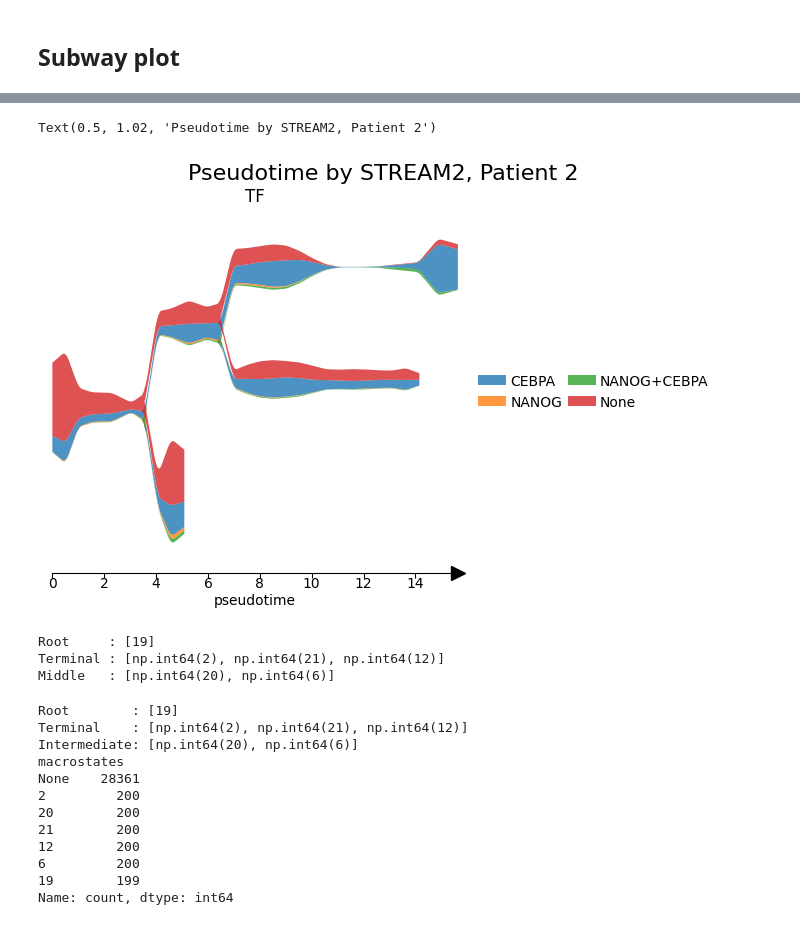
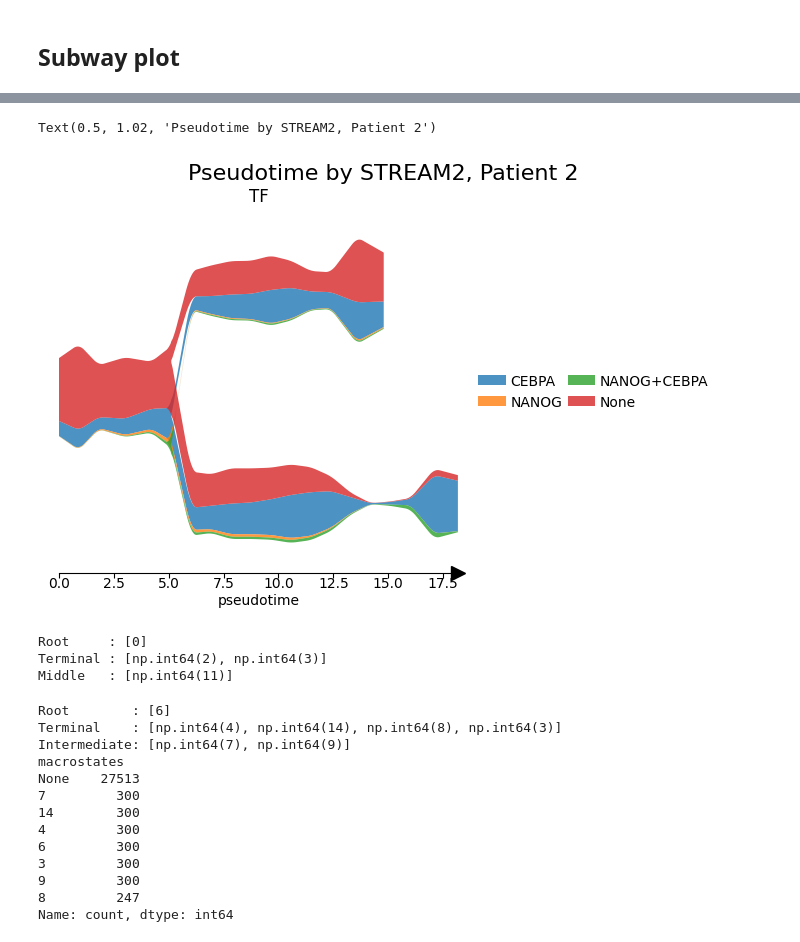
Before and after one commit to Augugustine/CITE-seq-analysis-CLL, a Jupyter notebook: 3- Boolean model/Stream2_macrostates.ipynb, the cells around one changed output, grey strips where cells are left out. Saved outputs shown, nothing was run; the diff lists cells and outputs as text; code cells hidden in the pictures.

```diff
--- a/3- Boolean model/Stream2_macrostates.ipynb
+++ b/3- Boolean model/Stream2_macrostates.ipynb
@@ -380,8 +380,8 @@ sc.pp.neighbors(adata,use_rep='X_pca')
 sc.tl.leiden(adata)
 st2.tl.find_disconnected_components(adata,groups='leiden')
 use_partition=['0']
-st2.tl.seed_graph(adata, obsm='X_umap', n_clusters=9,use_partition=use_partition)
-st2.tl.learn_graph(adata, obsm='X_umap', n_nodes=9,epg_alpha=0.01,epg_mu=0.2,use_partition=use_partition)
+st2.tl.seed_graph(adata, obsm='X_umap', n_clusters=16,use_partition=use_partition)
+st2.tl.learn_graph(adata, obsm='X_umap', n_nodes=16,epg_alpha=0.01,epg_mu=0.2,use_partition=use_partition)
 st2.pl.graph(adata,key='epg',color=['timepoint'],fig_size=(15,10),save_fig=False, show_text=True)
 plt.suptitle("UMAP trajectory by STREAM2, Patient 2", fontsize=16, y=1.02)
 #plt.savefig("/home/a.blanc-boekholt/Documents/Singlecell-R/Scripts/Plots/graph_p2.png", dpi=300, bbox_inches='tight')
@@ -448,15 +426,15 @@ Type:      function
 # %%
 palette={"CEBPA": "red", "NANOG": "green","NANOG+CEBPA": "blue","None": "lightgrey" }
-st2.pl.stream(adata, source=4,
-                 dist_scale=1,
+st2.pl.stream(adata, source=0,
+                 dist_scale=0.5,
                  color=['TF'], dict_palette=palette,
                  fig_legend_ncol=2,
                  save_fig=False)
 plt.suptitle("Pseudotime by STREAM2, Patient 2", fontsize=16, y=1.02)
 #plt.savefig("/home/a.blanc-boekholt/Documents/Singlecell-R/Scripts/Plots/pseudotime_tiempnt_p2.png", dpi=300, bbox_inches='tight')
 # %% [output]
 Text(0.5, 1.02, 'Pseudotime by STREAM2, Patient 2')
-[figure, old version]
+[figure, new version]
 # %%
 edges = adata.uns['stream_tree']['edge']  # array (N, 2)
 nodes = adata.uns['stream_tree']['node']  # [ 0  2  7  9 13 14 18 20 22 23]
@@ -465,7 +443,7 @@ G_undirected = nx.Graph()
 G_undirected.add_nodes_from(nodes)
 G_undirected.add_edges_from(edges)
 
-source = 19
+source = 0
 G = nx.bfs_tree(G_undirected, source)
 
 root_nodes     = [n for n in G.nodes if G.in_degree(n) == 0]
@@ -476,9 +454,9 @@ print(f"Root     : {root_nodes}")
 print(f"Terminal : {terminal_nodes}")
 print(f"Middle   : {mid_nodes}")
 # %% [output]
-Root     : [19]
-Terminal : [np.int64(2), np.int64(21), np.int64(12)]
-Middle   : [np.int64(20), np.int64(6)]
+Root     : [0]
+Terminal : [np.int64(2), np.int64(3)]
+Middle   : [np.int64(11)]
 # %%
 adata.obs['macrostates'] = "None"
 resultats = {}
@@ -492,7 +470,7 @@ nodes = adata.uns['stream_tree']['node']
 G_undirected = nx.Graph()
 G_undirected.add_nodes_from(nodes)
 G_undirected.add_edges_from(edges)
-G = nx.bfs_tree(G_undirected, source=19)
+G = nx.bfs_tree(G_undirected, source=6)
 
 root_nodes     = [n for n in G.nodes if G.in_degree(n) == 0]
 terminal_nodes = [n for n in G.nodes if G.out_degree(n) == 0]
@@ -507,7 +485,7 @@ base_color = '#FF8C42'
 dict_palette = {'macrostates': {str(node): base_color for node in nodes}}
 dict_palette['macrostates']['None'] = 'lightgrey'
 
-def get_cells_near_node(node, n_cells=200, annotation_filter=None):
+def get_cells_near_node(node, n_cells=300, annotation_filter=None):
     """Returns n_cells closest cells to a node, with optional annotation filter."""
     coords_node = node_positions[node]
     distances = np.linalg.norm(coords_cells - coords_node, axis=1)
@@ -518,7 +496,7 @@ def get_cells_near_node(node, n_cells=200, annotation_filter=None):
         return names[np.argsort(dists)[:n_cells]].tolist()
     return adata.obs_names[np.argsort(distances)[:n_cells]].tolist()
 
-def get_cells_before_node(node, n_cells=200):
+def get_cells_before_node(node, n_cells=300):
     """Returns cells in the upstream half of the edge parent → node."""
     parents = list(G.predecessors(node))
     if not parents:
@@ -548,7 +526,7 @@ def get_cells_before_node(node, n_cells=200):
 
     return adata.obs_names[top_idx].tolist()
 
-def get_cells_end_of_branch(node, n_cells=200):
+def get_cells_end_of_branch(node, n_cells=300):
     """Returns cells at the end of a terminal branch (distal half of edge)."""
     parents = list(G.predecessors(node))
     if not parents:
@@ -581,38 +559,39 @@ adata.obs['macrostates'] = "None"
 resultats = {}
 
 for node in nodes:
-    if node == 12:
+    if node == 8:
         # Node 2: closest Bridge-annotated cells (not end-of-branch)
-        top_names = get_cells_near_node(node, 200, annotation_filter='Bridge')
+        top_names = get_cells_near_node(node, 300, annotation_filter='Bridge')
 
     elif node in root_nodes:
         # Root node 0: 200 closest cells regardless of direction
-        top_names = get_cells_near_node(node, 200)
+        top_names = get_cells_near_node(node, 300)
 
     elif node in terminal_nodes:
         # Other terminal nodes: cells at the end of the branch
-        top_names = get_cells_end_of_branch(node, 200)
+        top_names = get_cells_end_of_branch(node, 300)
 
     else:
         # Intermediate nodes: cells upstream of the node only
-        top_names = get_cells_before_node(node, 200)
+        top_names = get_cells_before_node(node, 300)
 
     resultats[node] = top_names
     adata.obs.loc[top_names, 'macrostates'] = str(node)
 
 print(adata.obs['macrostates'].value_counts(dropna=False))
 # %% [output]
-Root        : [19]
-Terminal    : [np.int64(2), np.int64(21), np.int64(12)]
-Intermediate: [np.int64(20), np.int64(6)]
+Root        : [6]
+Terminal    : [np.int64(4), np.int64(14), np.int64(8), np.int64(3)]
+Intermediate: [np.int64(7), np.int64(9)]
 macrostates
-None    28361
-2         200
-20        200
-21        200
-12        200
-6         200
-19        199
+None    27513
+7         300
+14        300
+4         300
+6         300
+3         300
+9         300
+8         247
 Name: count, dtype: int64
 # %%
 base_color = '#FF8C42'
```
Also changed, not shown: parts of 8 cells of this notebook, 1 other file.
